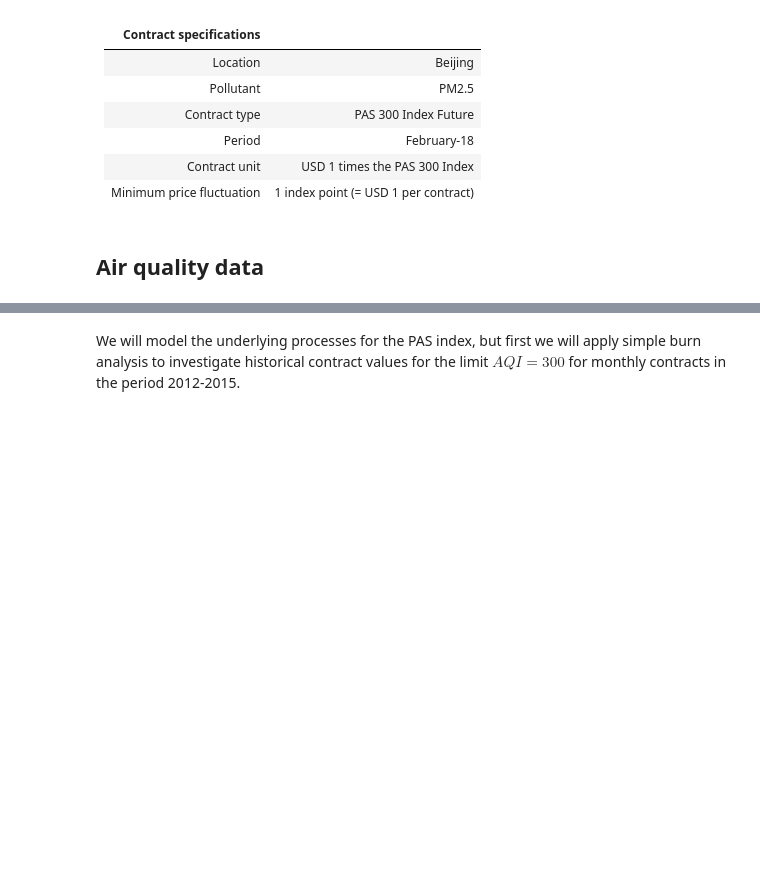
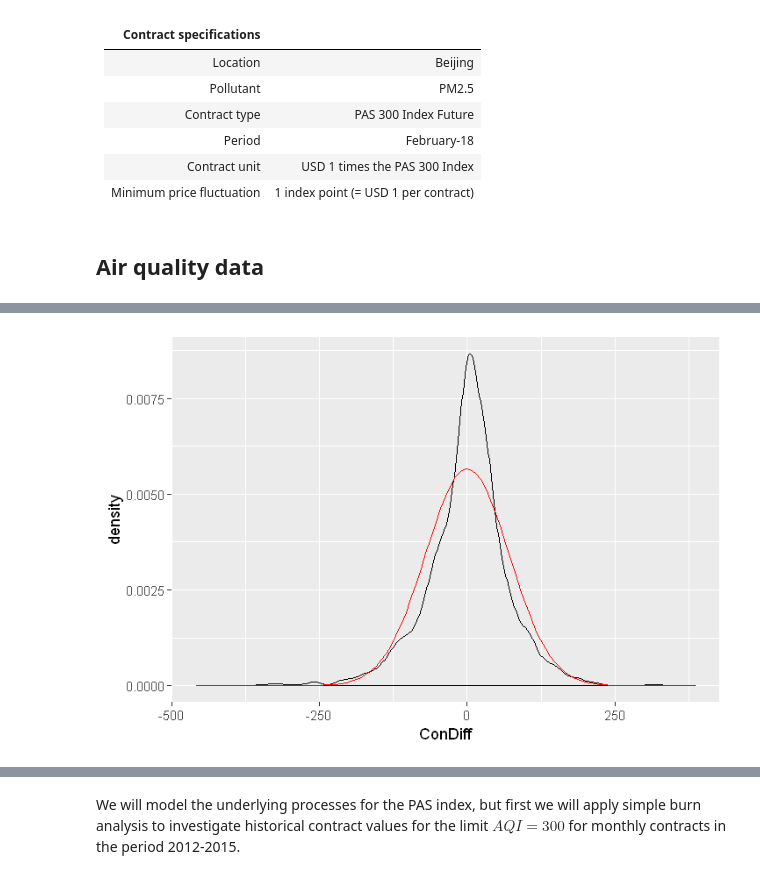
Before and after one commit to sleire/bea513, a Jupyter notebook: pollder/Proof of Concept Air Pollution Derivatives.ipynb, the cells around one changed output, grey strips where cells are left out. Saved outputs shown, nothing was run; the diff lists cells and outputs as text; code cells hidden in the pictures; blank space fills up the shorter version.

```diff
--- a/pollder/Proof of Concept Air Pollution Derivatives.ipynb
+++ b/pollder/Proof of Concept Air Pollution Derivatives.ipynb
@@ -238,0 +281,6 @@ ggplot(bd, aes(x = Date)) +
+# %%
+# plot daily changes vs normal
+ggplot(dat, aes(x=ConDiff)) + geom_density() +
+stat_function(fun = dnorm, args = list(mean = mean(dat$ConDiff), sd = sd(dat$ConDiff)), colour = 'red')
+# %% [output]
+[figure, added]
```
Also changed, not shown: parts of 18 cells of this notebook.
